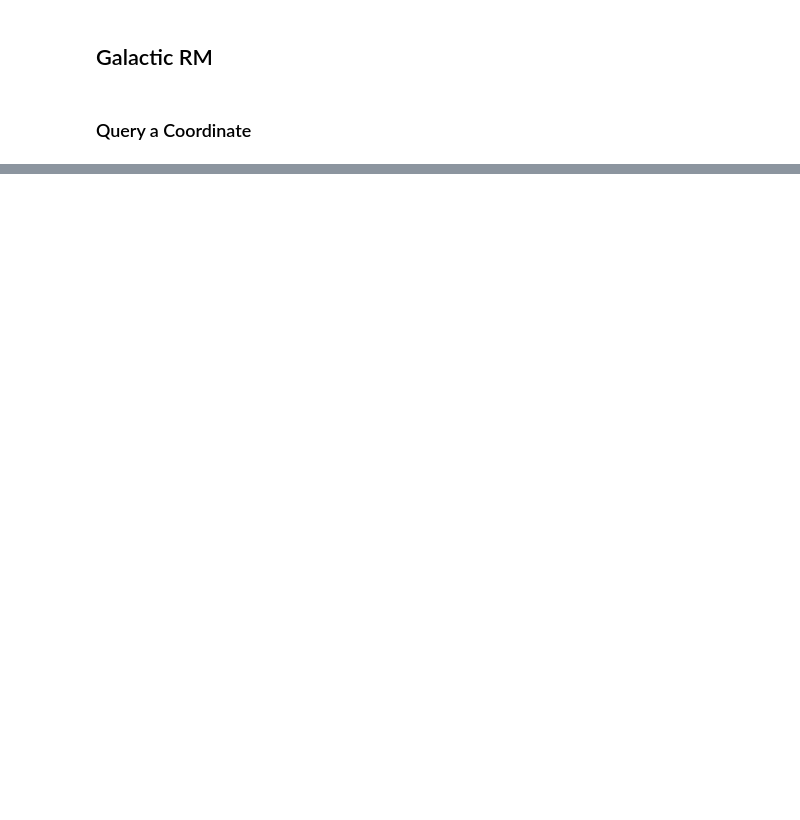
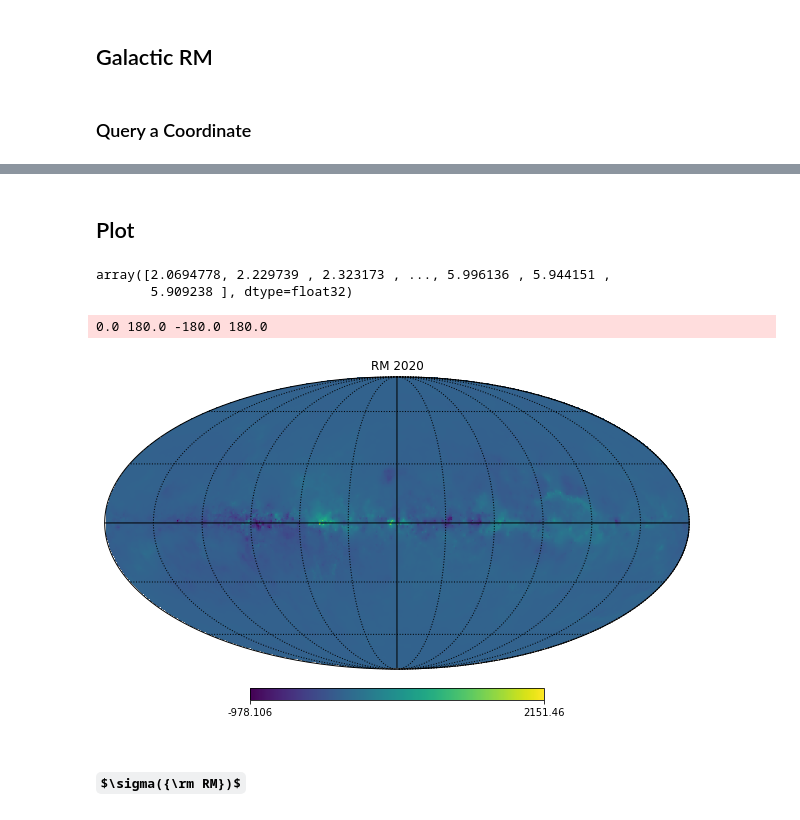
Before and after one commit to FRBs/FRB, a Jupyter notebook: docs/nb/Galactic_RM.ipynb, the cells around one changed output, grey strips where cells are left out. Drawn from its saved outputs; the diff is of its cells as text; code cells hidden in the pictures; some formulas as TeX source; blank space fills up the shorter version.

```diff
--- a/docs/nb/Galactic_RM.ipynb
+++ b/docs/nb/Galactic_RM.ipynb
@@ -73,0 +77,2 @@ INDXSCHM = IMPLICIT
+# %%
+new_file = resource_filename('frb', 'data/RM/faraday2020v2.fits')
@@ -73,0 +111,17 @@ INDXSCHM = IMPLICIT
+# %% [markdown]
+## Plot
+# %%
+rm_sky_2020 = hp.read_map(new_file)#, hdu=4)
+# %%
+rm_sky_2020
+# %% [output]
+array([2.0694778, 2.229739 , 2.323173 , ..., 5.996136 , 5.944151 ,
+       5.909238 ], dtype=float32)
+# %%
+hp.mollview(rm_sky_2020, title="RM 2020")
+hp.graticule()
+# %% [output]
+0.0 180.0 -180.0 180.0
+[figure, added]
+# %% [markdown]
+## $\sigma({\rm RM})$
```
Also changed, not shown: parts of 22 cells of this notebook, 2 other files.
